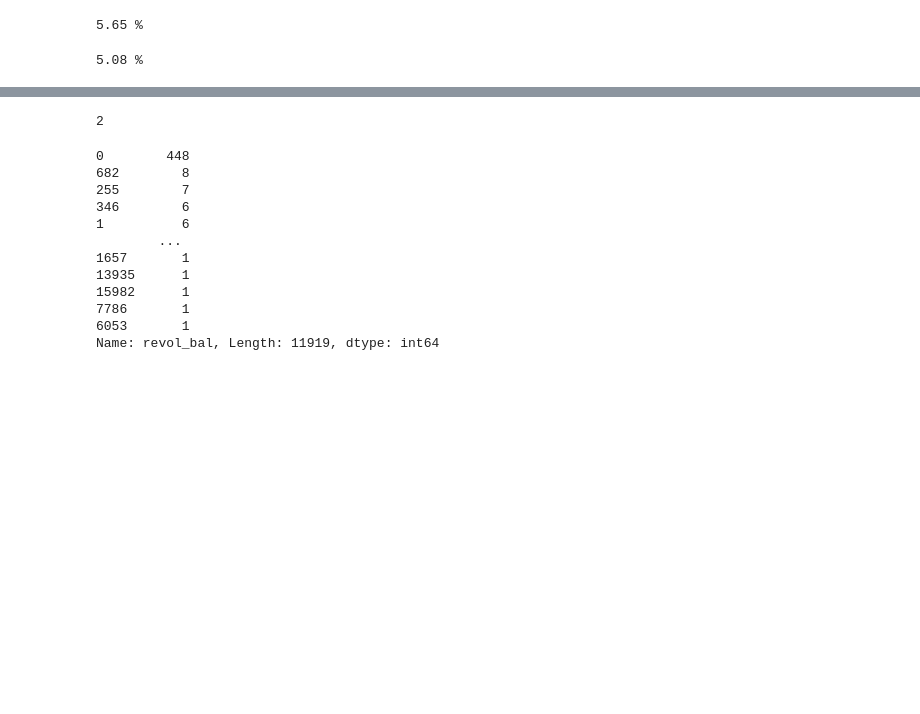
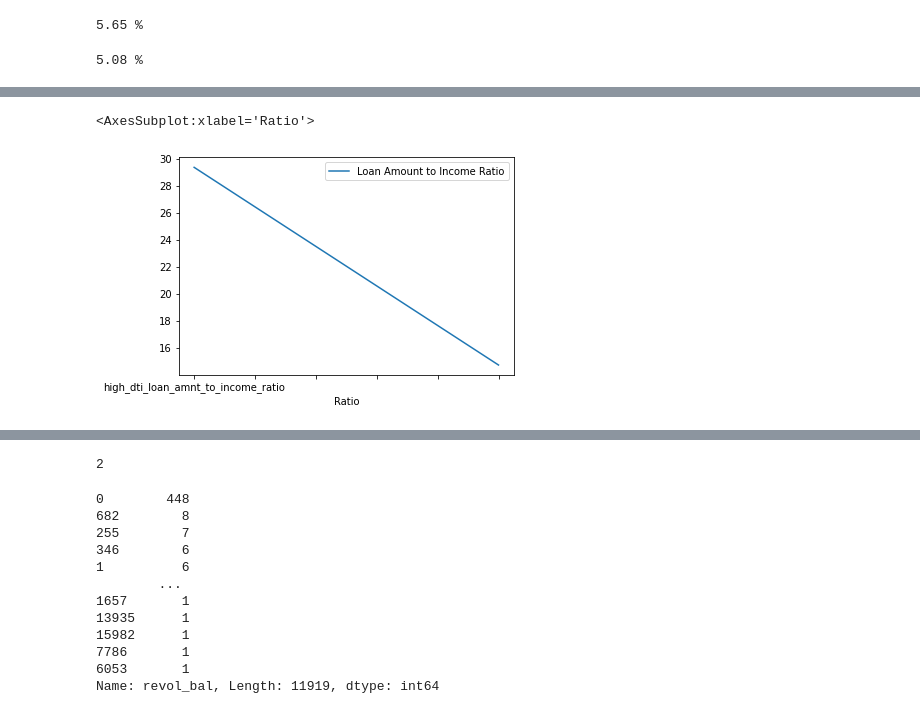
Before and after one commit to amit-chopra/LendingClubCaseStudy, a Jupyter notebook: Group_Facilitator_Name.ipynb, the cells around one changed output, grey strips where cells are left out. Drawn from its saved outputs; the diff is of its cells as text; code cells hidden in the pictures; blank space fills up the shorter version.

```diff
--- a/Group_Facilitator_Name.ipynb
+++ b/Group_Facilitator_Name.ipynb
@@ -469,0 +511,5 @@ print(round(df_src_verfd['installment'].mean()*12/df_src_verfd['annual_inc'].mea
+# %%
+df_data.plot()
+# %% [output]
+<AxesSubplot:xlabel='Ratio'>
+[figure, added]
```
Also changed, not shown: parts of 10 cells of this notebook.
